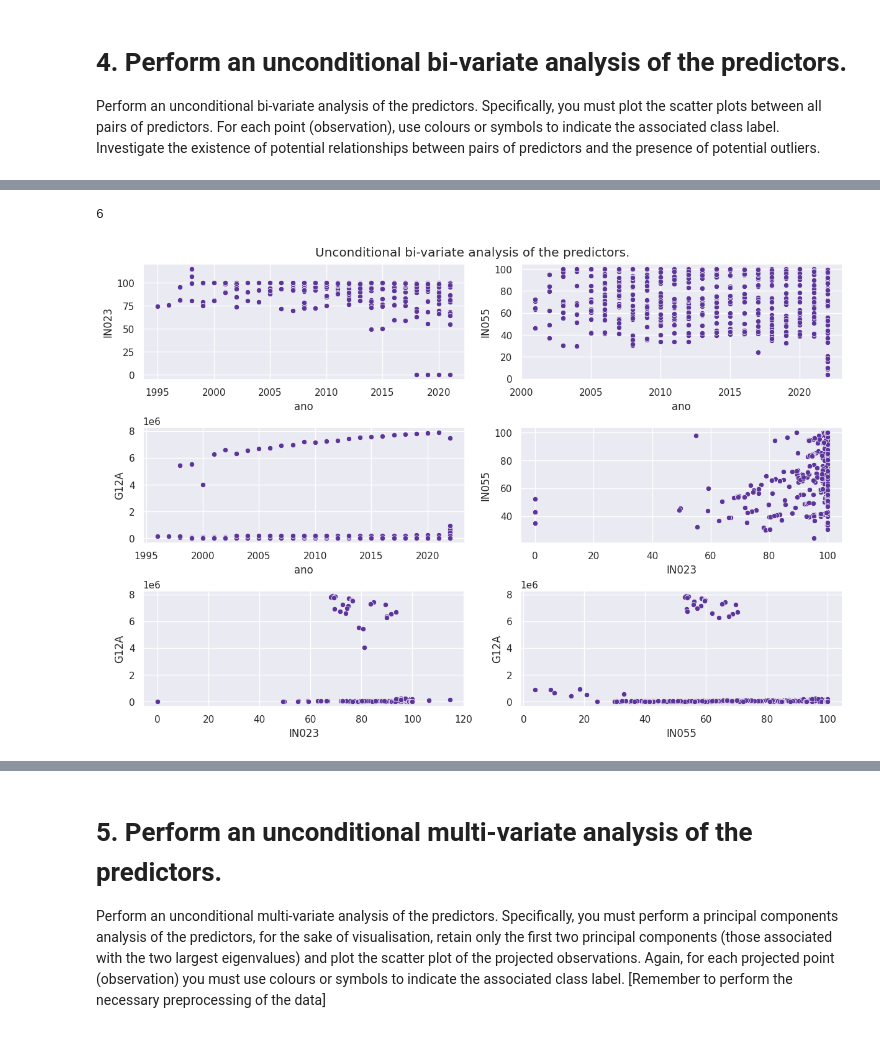
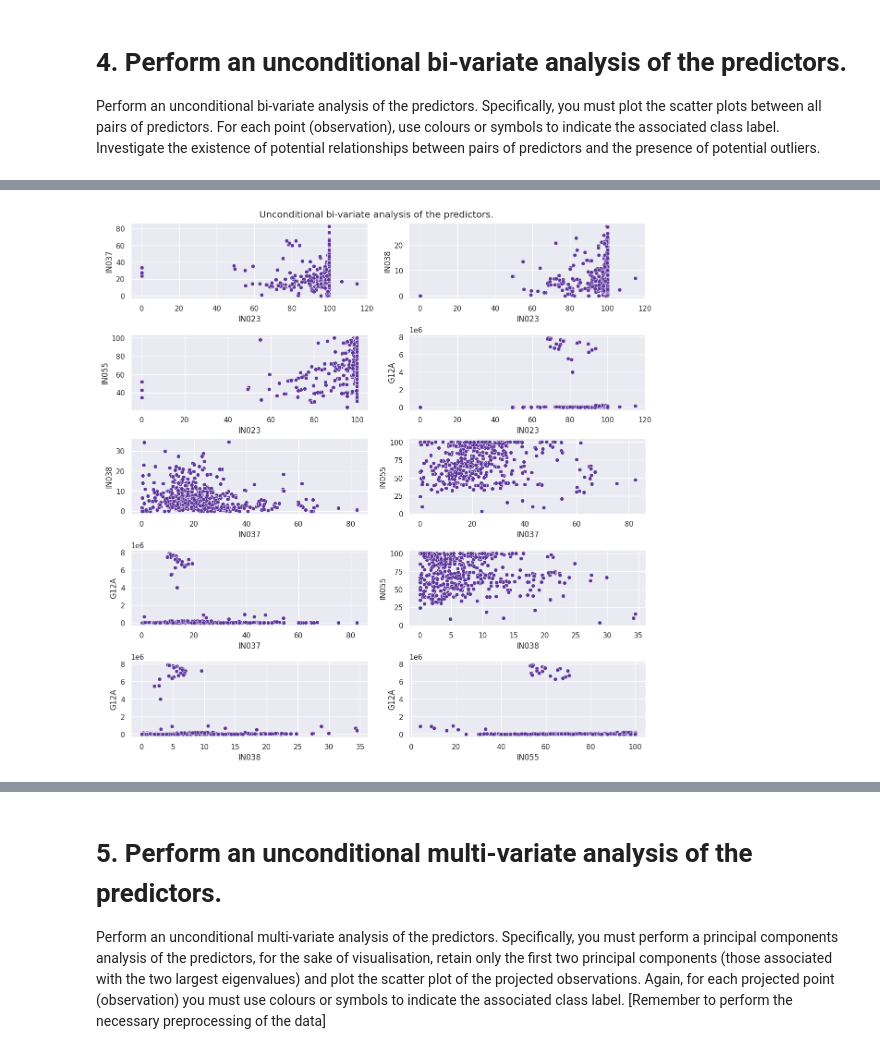
Before and after one commit to rafaelcbpy/Comp_Aplicada_ICA, a Jupyter notebook: notebooks/HW1/EDA.ipynb, the cells around one changed output, grey strips where cells are left out. Saved outputs shown, nothing was run; the diff lists cells and outputs as text; code cells hidden in the pictures.

```diff
--- a/notebooks/HW1/EDA.ipynb
+++ b/notebooks/HW1/EDA.ipynb
@@ -87,18 +100,10 @@ def get_consumption_bands(in022: float):
 # %%
 df = (data[selected_cols]
-      .query("`Ano de Referência` != '---'")
+      # .query("`Ano de Referência` != '---'")
       .rename(columns=columns_new_names))
 
 df["tipo_servico"] = df["tipo_servico"].str.rstrip()
-df[["ano", "IN022", "IN023", "IN055", "G12A"]] = df.agg(
-    {
-        "ano": int,
-        "IN022": lambda x: x.str.replace(",", ".").astype(float),
-        "IN023": lambda x: x.str.replace(",", ".").astype(float),
-        "IN055": lambda x: x.str.replace(",", ".").astype(float),
-        "G12A": lambda x: x.str.replace(".", "").astype(float)
-    }
-    )
+df[list(columns_transformations.keys())] = df.agg(columns_transformations)
 
 df[target_col] = df["IN022"].apply(get_consumption_bands)
 
@@ -192,10 +189,10 @@ Name: consumption_bands, dtype: int64
 Perform an unconditional mono-variate analysis of each of the $D$ predictors. Specifically, you must plot their (unconditional) histograms and box-plots, calculate their (unconditional) mean $\mu_d$, standard deviation $\sigma_d$ and skewness $\gamma_d$, with $d = 1,...,D$ using all the N observations.
 # %%
 
-fig, axs = plt.subplots(2, 2, figsize=(12,8), dpi=100, constrained_layout = True)
-rotations = [90, 0, 0, 10]
-has = ['center', 'center', 'center', 'right']
-for ax, col, rotation, ha in zip(axs.flatten(), categorical_columns, rotations, has):
+fig, axs = plt.subplots(1, 1, figsize=(12,8), dpi=100, constrained_layout = True)
+rotations = [0, 0, 10]
+has = ['center']
+for ax, col, rotation, ha in zip([axs], categorical_columns, rotations, has):
     sns.countplot(df, x=col, ax=ax, palette="Blues")
     ax.set_xticklabels(ax.get_xticklabels(), rotation=rotation, ha=ha)
     ax.set_ylabel("#")
@@ -207,16 +208,15 @@ plt = plt
 # %%
-fig, axs = plt.subplots(3, 2, figsize=(12,8), dpi=100, constrained_layout = True)
+fig, axs = plt.subplots(1, len(numerical_columns), figsize=(12,8), dpi=100, constrained_layout = True)
 # axs = axs.flatten()
 # i=0
 # plt.suptitle("Histograma das variáveis numéricas")
 for ax, col in zip(axs.flatten(), numerical_columns):
-    sns.scatterplot(
-        x=df[col].index,
+    sns.boxplot(
         y=df[col],
         ax=ax
     )
 
     ax.set(title=f"{col}")
-    ax.set_xlabel("Observação", fontsize=12)
+    ax.set_xlabel("Observações", fontsize=12)
     ax.set_ylabel(col, fontsize=12)
 # %% [output]
@@ -268,18 +270,3 @@ IN023   -4.439670
 IN055   -0.408364
 G12A     4.258260
 dtype: float64
-# %%
-fig, axs = plt.subplots(3, 2, figsize=(12,8), dpi=100, constrained_layout = True)
-# axs = axs.flatten()
-# i=0
-# plt.suptitle("Histograma das variáveis numéricas")
-for ax, col in zip(axs.flatten(), numerical_columns):
-    sns.scatterplot(
-        x=df[col].index,
-        y=df[col],
-        ax=ax
-    )
-
-    ax.set(title=f"{col}")
-    ax.set_xlabel("Observação", fontsize=12)
-    ax.set_ylabel(col, fontsize=12)
@@ -422,25 +424,21 @@ feature_combinations
  ('IN055', 'G12A')]
-# %%
-len(feature_combinations)
-# %% [output]
-6
 # %%
-fig, axs = plt.subplots(3, 2, figsize=(12,8), dpi=100, constrained_layout = True)
+fig, axs = plt.subplots(5, 2, figsize=(12,12), dpi=100, constrained_layout = True)
 # axs = axs.flatten()
 # i=0
 plt.suptitle("Unconditional bi-variate analysis of the predictors.")
 for ax, (col1, col2) in zip(axs.flatten(), feature_combinations):
     sns.scatterplot(
         x=df[col1],
         y=df[col2],
         ax=ax
     )
 
     # ax.set(title=f"{col}")
     ax.set_xlabel(col1, fontsize=12)
     ax.set_ylabel(col2, fontsize=12)
 # %% [output]
-[figure, old version]
+[figure, new version]
 # %%
 matrix = df.corr(numeric_only=True)
 matrix
```
Also changed, not shown: parts of 30 cells of this notebook.
